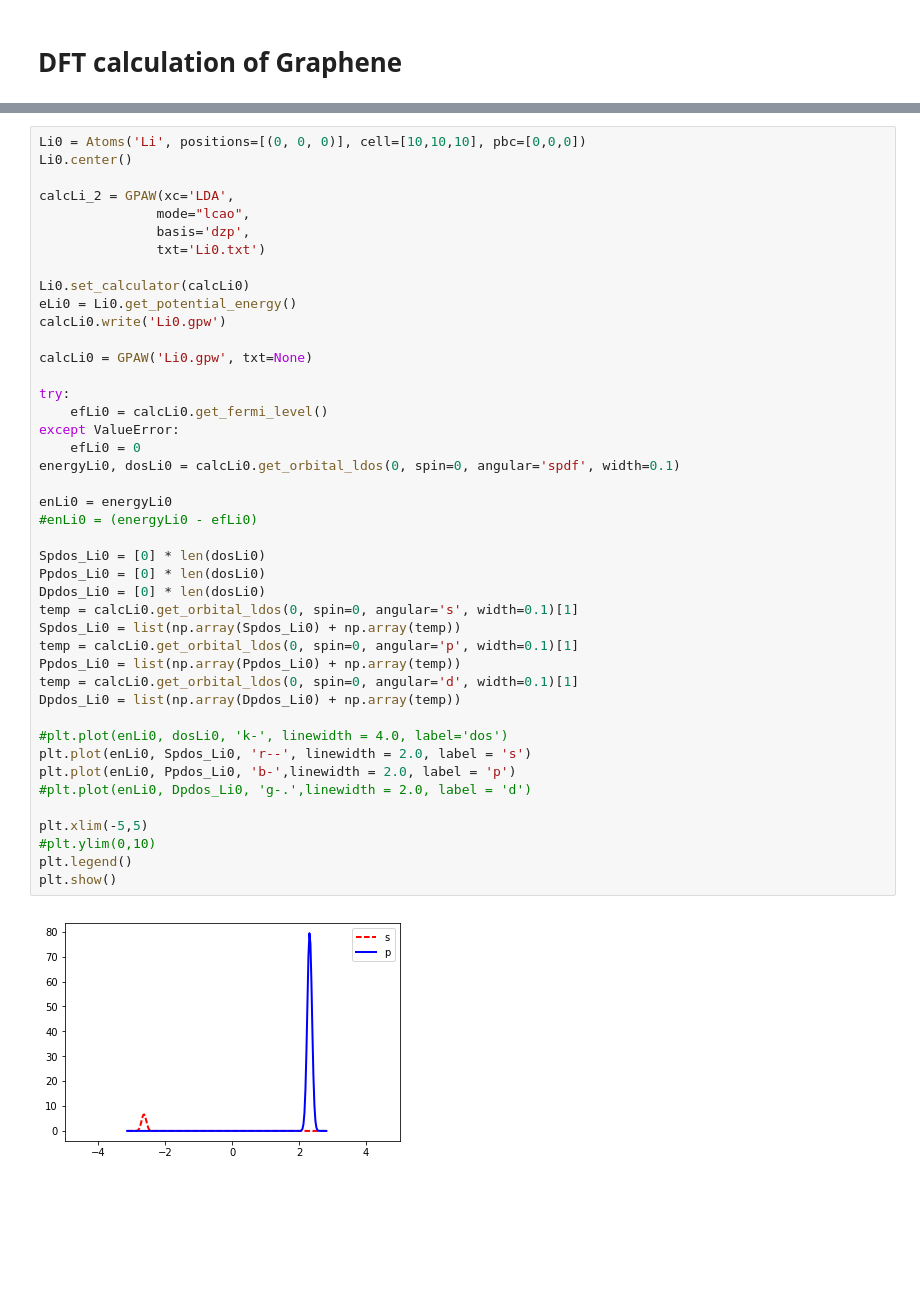
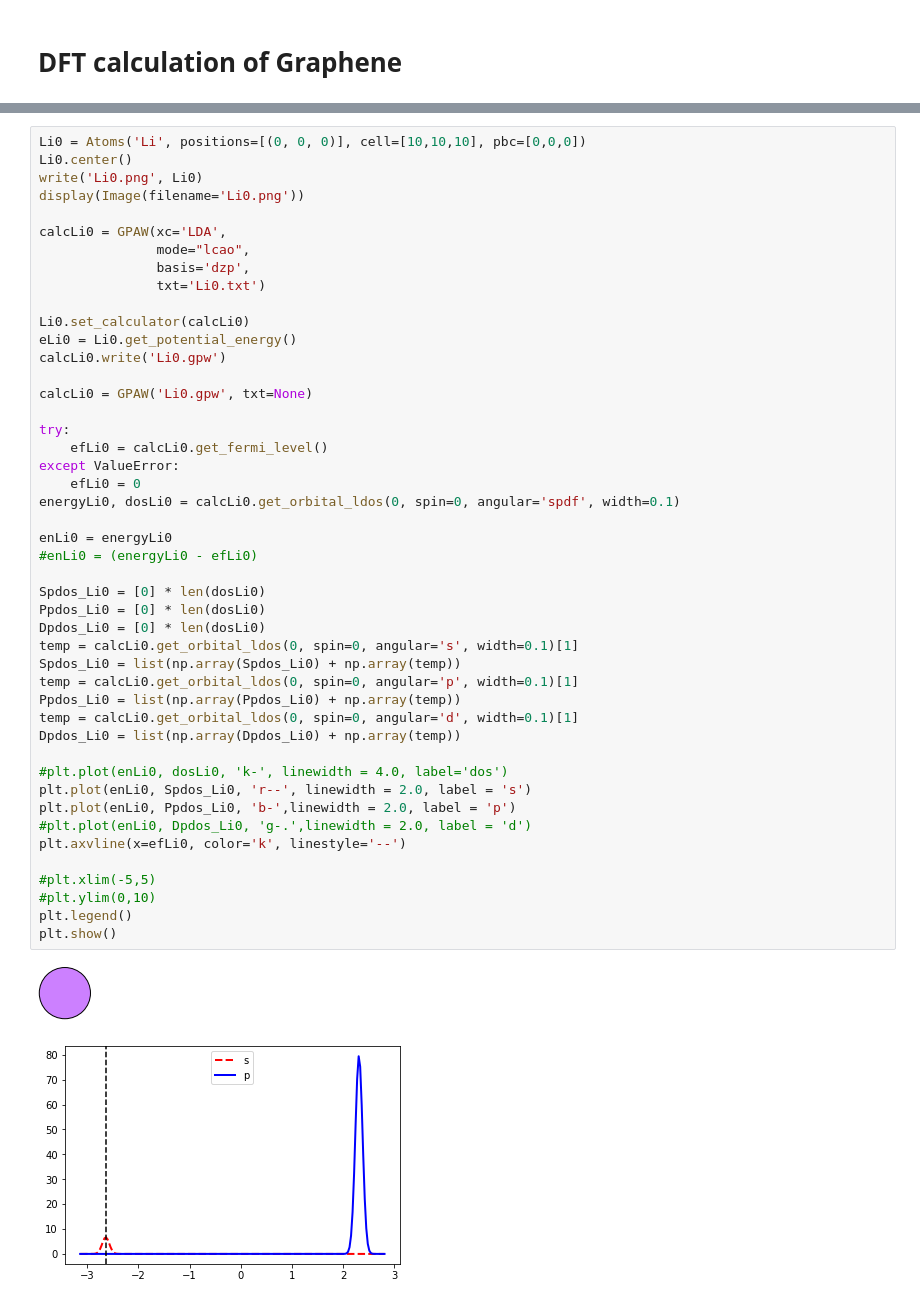
Before and after one commit to vilab-tartu/LOKT.02.048, a Jupyter notebook: DOS/Li.ipynb, the cells around one changed output, grey strips where cells are left out. Cells and saved outputs as stored; diff of their text form; blank space fills up the shorter version.

```diff
--- a/DOS/Li.ipynb
+++ b/DOS/Li.ipynb
@@ -16,8 +19,10 @@ import sys
 # %%
 Li0 = Atoms('Li', positions=[(0, 0, 0)], cell=[10,10,10], pbc=[0,0,0])
 Li0.center()
+write('Li0.png', Li0)
+display(Image(filename='Li0.png'))
 
-calcLi_2 = GPAW(xc='LDA',
+calcLi0 = GPAW(xc='LDA',
                mode="lcao",
                basis='dzp',
                txt='Li0.txt')
@@ -29,32 +34,34 @@ calcLi0.write('Li0.gpw')
 calcLi0 = GPAW('Li0.gpw', txt=None)
 
 try:
     efLi0 = calcLi0.get_fermi_level()
 except ValueError:
     efLi0 = 0
 energyLi0, dosLi0 = calcLi0.get_orbital_ldos(0, spin=0, angular='spdf', width=0.1)
 
 enLi0 = energyLi0
 #enLi0 = (energyLi0 - efLi0)
 
 Spdos_Li0 = [0] * len(dosLi0)
 Ppdos_Li0 = [0] * len(dosLi0)
 Dpdos_Li0 = [0] * len(dosLi0)
 temp = calcLi0.get_orbital_ldos(0, spin=0, angular='s', width=0.1)[1]
 Spdos_Li0 = list(np.array(Spdos_Li0) + np.array(temp))
 temp = calcLi0.get_orbital_ldos(0, spin=0, angular='p', width=0.1)[1]
 Ppdos_Li0 = list(np.array(Ppdos_Li0) + np.array(temp))
 temp = calcLi0.get_orbital_ldos(0, spin=0, angular='d', width=0.1)[1]
 Dpdos_Li0 = list(np.array(Dpdos_Li0) + np.array(temp))
 
 #plt.plot(enLi0, dosLi0, 'k-', linewidth = 4.0, label='dos')
 plt.plot(enLi0, Spdos_Li0, 'r--', linewidth = 2.0, label = 's')
 plt.plot(enLi0, Ppdos_Li0, 'b-',linewidth = 2.0, label = 'p')
 #plt.plot(enLi0, Dpdos_Li0, 'g-.',linewidth = 2.0, label = 'd')
+plt.axvline(x=efLi0, color='k', linestyle='--')
 
-plt.xlim(-5,5)
+#plt.xlim(-5,5)
 #plt.ylim(0,10)
 plt.legend()
 plt.show()
 # %% [output]
-[figure, old version]
+[figure, new version]
+[figure, added]
```
Also changed, not shown: parts of 10 cells of this notebook, 21 other files.
